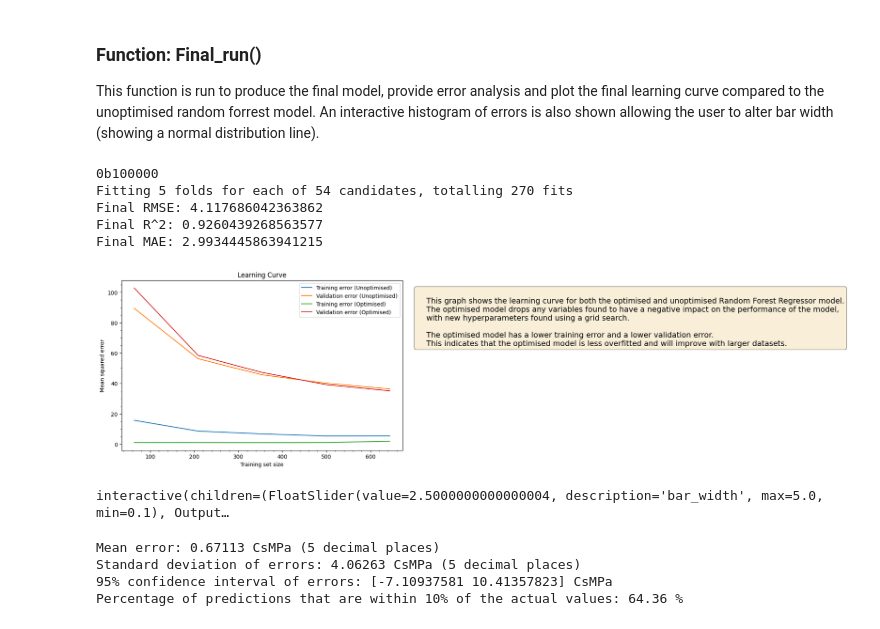
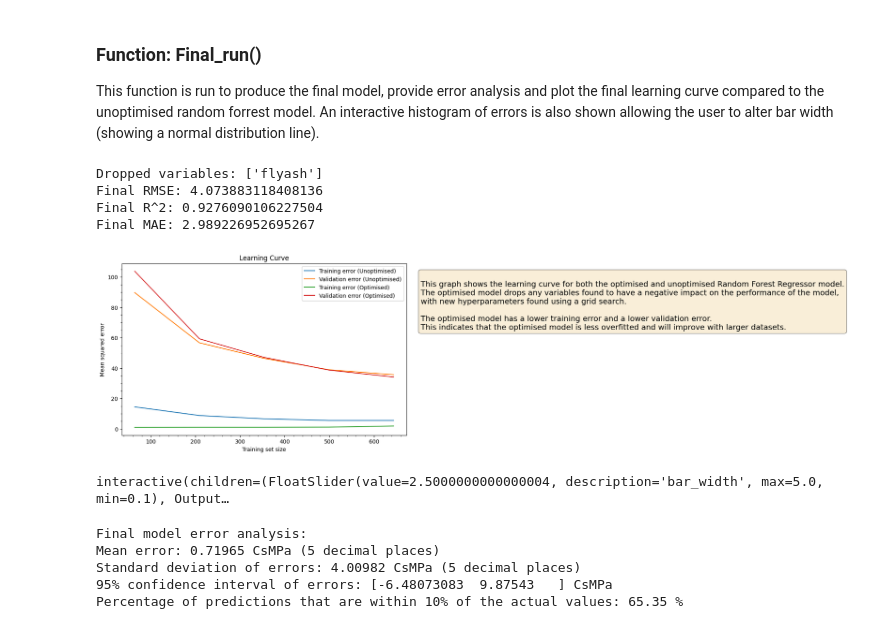
Before and after one commit to 124890/Comp-Challenge---2023-4, a Jupyter notebook: Code.1.ipynb, the cells around one changed output. Saved outputs shown, nothing was run; the diff lists cells and outputs as text; code cells hidden in the pictures.

```diff
--- a/Code.1.ipynb
+++ b/Code.1.ipynb
@@ -795,6 +1096,7 @@ def error_histogram(y_pred_final: np.ndarray, bar_width: float) -> None:
     Plots a histogram of the errors in the final model's predictions.
 
     Parameters:
+    y_pred_final (np.ndarray): The predicted values from the final model.
     bar_width: The width of the bars in the histogram.
 
     Returns: None
@@ -829,40 +1131,12 @@ def error_histogram(y_pred_final: np.ndarray, bar_width: float) -> None:
 
     # Add text box with explanation
     textstr = '''
-    This graph shows a histogram of the errors in the final model's predictions.
-    The errors are calculated as the difference between the actual values (gy_test) and the predicted values (y_pred_final).
-    The histogram represents the frequency of different error values.
-    The black line shows a standard normal distibution allowing us to compare the distribution of errors to a normal distribution.'''
+This graph shows a histogram of the errors in the final model's predictions.
+The errors are calculated as the difference between the actual values (gy_test) and the predicted values (y_pred_final).
+The histogram represents the frequency of different error values.
+The black line shows a fitted normal distribution curve.'''
     props = dict(boxstyle='round', facecolor='wheat', alpha=0.5)
     plt.text(1.05, 0.95, textstr, transform=plt.gca().transAxes, fontsize=14, verticalalignment='top', horizontalalignment='left', bbox=props)
 
     # Show the histogram
     plt.show()
-# %%
-def final_error_analysis( y_pred_final: np.ndarray) -> None:
-    """
-    Calculates the mean error, standard deviation of errors, and 95% confidence interval of errors in the final model's predictions.
-    It also calculates the percentage of predictions that are within 10% of the actual values.
-
-    Parameters:
-        y_test (np.ndarray): The actual values.
-        y_pred_final (np.ndarray): The predicted values from the final model.
-    Returns:
-        None
-    """
-
-    # calculates uncertainties in the final model's predictions
-    prediction_errors = gy_test - y_pred_final
-    mean_error = np.mean(prediction_errors)
-    std_dev_error = np.std(prediction_errors)
-    conf_interval_error = np.percentile(prediction_errors, [2.5, 97.5])
-
-    print(f"Mean error: {round(mean_error,5)} CsMPa (5 decimal places)")
-    print(f"Standard deviation of errors: {round(std_dev_error,5)} CsMPa (5 decimal places)")
-    print(f"95% confidence interval of errors: {conf_interval_error} CsMPa")
-
-    # calculates the percentage of predictions that are within 10% of the actual values
-    within_10_percent = np.abs(prediction_errors) < 0.1 * gy_test
-    percentage_within_10 = np.mean(within_10_percent)
-
-    print(f"Percentage of predictions that are within 10% of the actual values: {round(percentage_within_10*100,2)} %")
@@ -1192,32 +1237,33 @@ An interactive histogram of errors is also shown allowing the user to alter bar
 # %%
 def final_run()-> None:
     """
     This function runs the final model, dropping the variables that have a negative impact on the performance of the model.
     Learning curves are plotted for the final model, and a histogram of the errors is generated.
     The mean error, standard deviation of errors, and 95% confidence interval of errors are calculated.
 
     Parameters: None
     Returns: None
     """
 
     X_train_final, X_test_final = var_drop_final() # Variables are dropped based on RMSE ONLY
-    final_grid_params, y_pred_final = scale_impute_final(X_train_final, X_test_final)
+    final_grid_params, y_pred_final = final_hyperparameters(X_train_final, X_test_final)
     plot_learning_curve(X_train_final, final_grid_params)
 
     # Create a slider for bar width
     interact(error_histogram, y_pred_final=fixed(y_pred_final), bar_width=(0.1, 5.0, 0.1))
 
+    print("Final model error analysis:")
     final_error_analysis(y_pred_final)
 final_run()
 # %% [output]
-0b100000
-Fitting 5 folds for each of 54 candidates, totalling 270 fits
-Final RMSE: 4.117686042363862
-Final R^2: 0.9260439268563577
-Final MAE: 2.9934445863941215
+Dropped variables: ['flyash']
+Final RMSE: 4.073883118408136
+Final R^2: 0.9276090106227504
+Final MAE: 2.989226952695267
-[figure, old version]
+[figure, new version]
 interactive(children=(FloatSlider(value=2.5000000000000004, description='bar_width', max=5.0, min=0.1), Output…
-Mean error: 0.67113 CsMPa (5 decimal places)
-Standard deviation of errors: 4.06263 CsMPa (5 decimal places)
-95% confidence interval of errors: [-7.10937581 10.41357823] CsMPa
-Percentage of predictions that are within 10% of the actual values: 64.36 %
+Final model error analysis:
+Mean error: 0.71965 CsMPa (5 decimal places)
+Standard deviation of errors: 4.00982 CsMPa (5 decimal places)
+95% confidence interval of errors: [-6.48073083  9.87543   ] CsMPa
+Percentage of predictions that are within 10% of the actual values: 65.35 %
```
Also changed, not shown: parts of 26 cells of this notebook, 5 other files.
